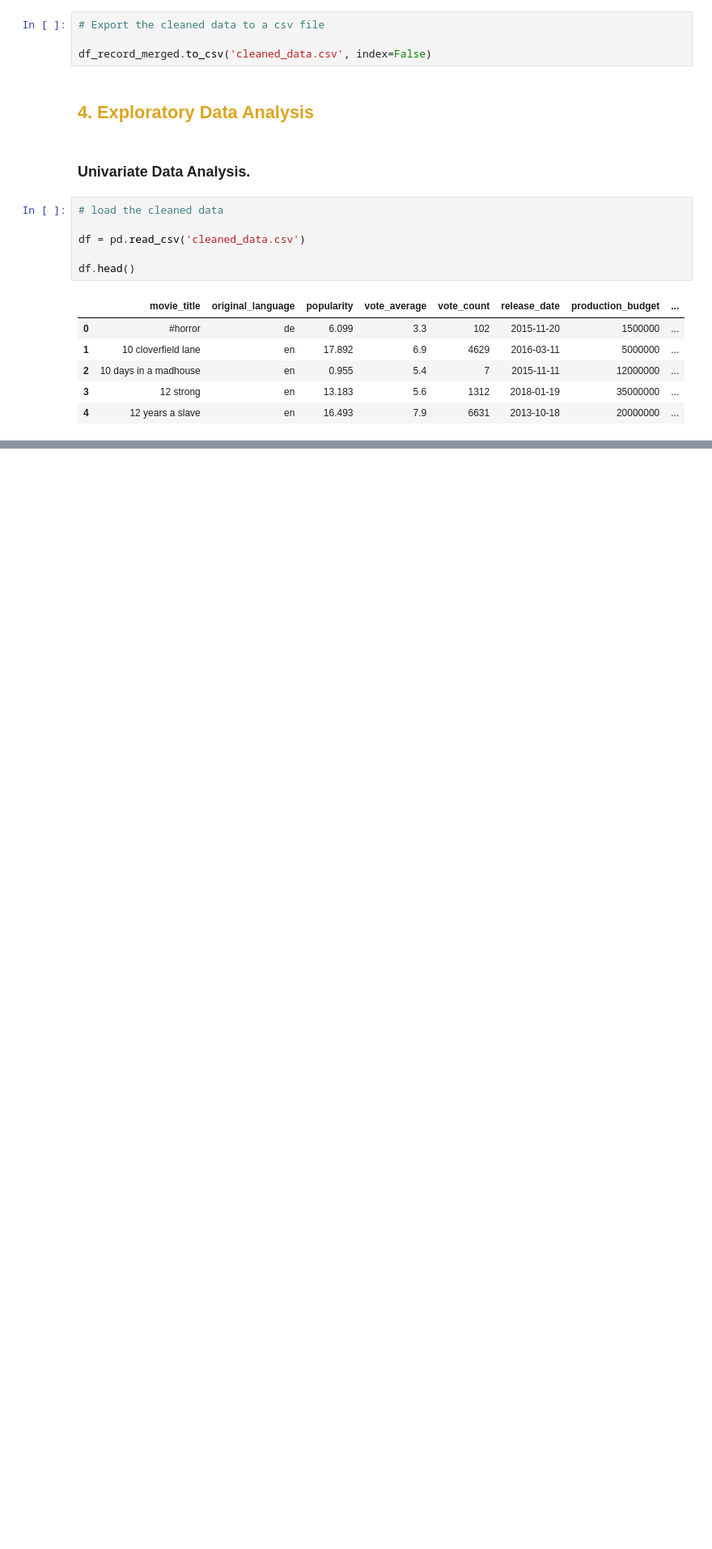
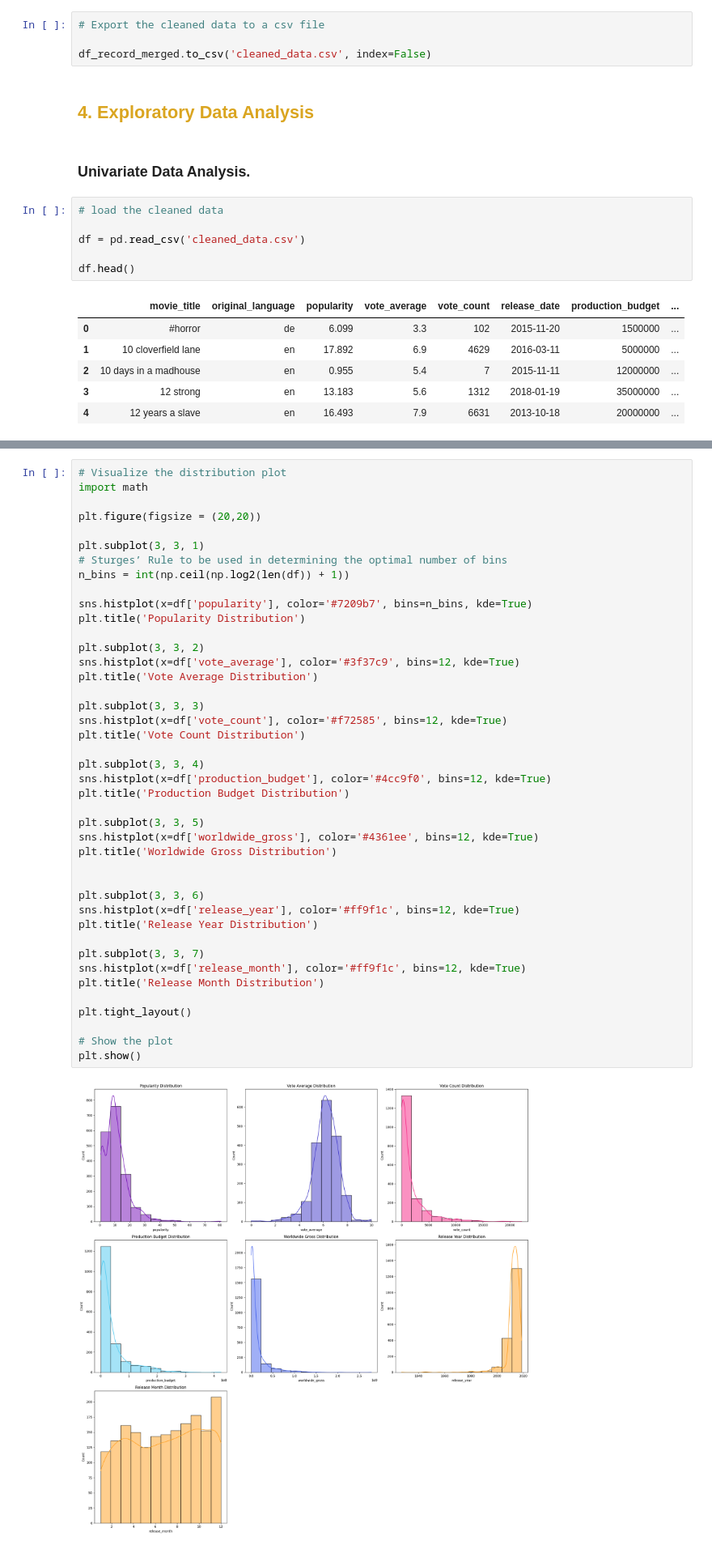
Before and after one commit to TarachaR/Microsoft-s-Film-Strategy-Based-on-Box-Office-Data---A-Preliminary-Analysis, a Jupyter notebook: index.ipynb, the cells around one changed output, grey strips where cells are left out. Shown at 81% size. Saved outputs shown, nothing was run; the diff lists cells and outputs as text; blank space fills up the shorter version.

```diff
--- a/index.ipynb
+++ b/index.ipynb
@@ -664,0 +674,44 @@ Name: count, dtype: int64
+# %%
+# Visualize the distribution plot
+import math
+
+plt.figure(figsize = (20,20))
+
+plt.subplot(3, 3, 1)
+# Sturges’ Rule to be used in determining the optimal number of bins
+n_bins = int(np.ceil(np.log2(len(df)) + 1))
+
+sns.histplot(x=df['popularity'], color='#7209b7', bins=n_bins, kde=True)
+plt.title('Popularity Distribution')
+
+plt.subplot(3, 3, 2)
+sns.histplot(x=df['vote_average'], color='#3f37c9', bins=12, kde=True)
+plt.title('Vote Average Distribution')
+
+plt.subplot(3, 3, 3)
+sns.histplot(x=df['vote_count'], color='#f72585', bins=12, kde=True)
+plt.title('Vote Count Distribution')
+
+plt.subplot(3, 3, 4)
+sns.histplot(x=df['production_budget'], color='#4cc9f0', bins=12, kde=True)
+plt.title('Production Budget Distribution')
+
+plt.subplot(3, 3, 5)
+sns.histplot(x=df['worldwide_gross'], color='#4361ee', bins=12, kde=True)
+plt.title('Worldwide Gross Distribution')
+
+
+plt.subplot(3, 3, 6)
+sns.histplot(x=df['release_year'], color='#ff9f1c', bins=12, kde=True)
+plt.title('Release Year Distribution')
+
+plt.subplot(3, 3, 7)
+sns.histplot(x=df['release_month'], color='#ff9f1c', bins=12, kde=True)
+plt.title('Release Month Distribution')
+
+plt.tight_layout()
+
+# Show the plot
+plt.show()
+# %% [output]
+[figure, added]
```
Also changed, not shown: parts of 54 cells of this notebook.
